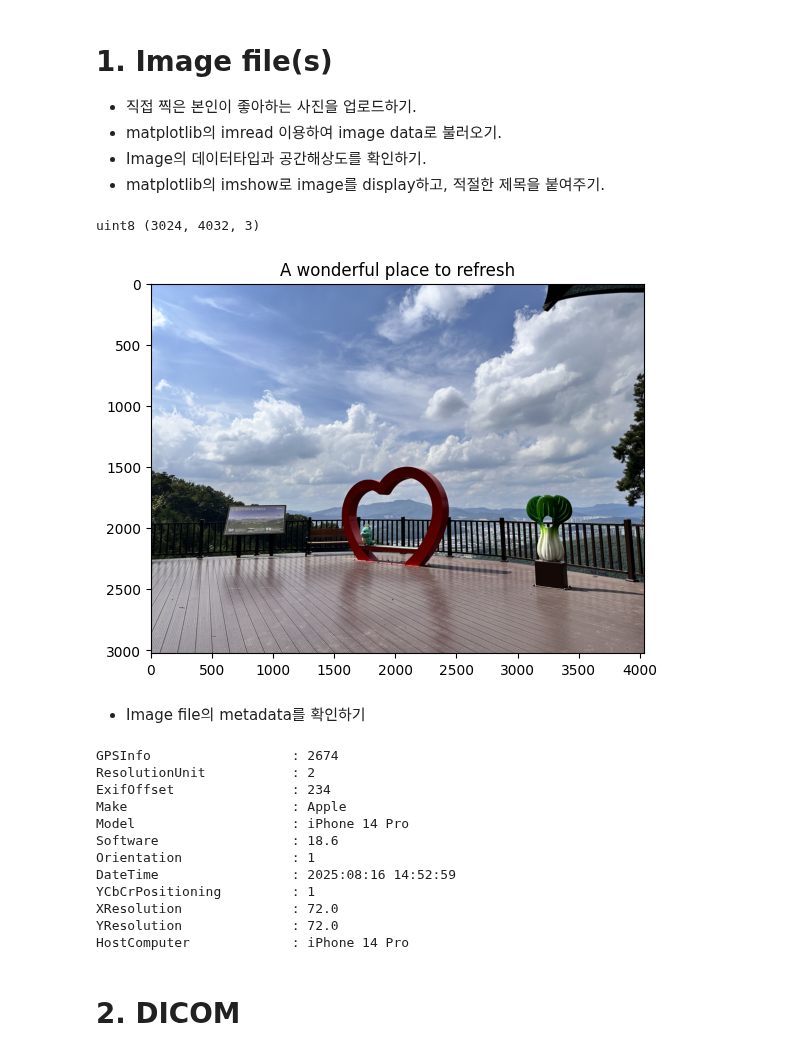
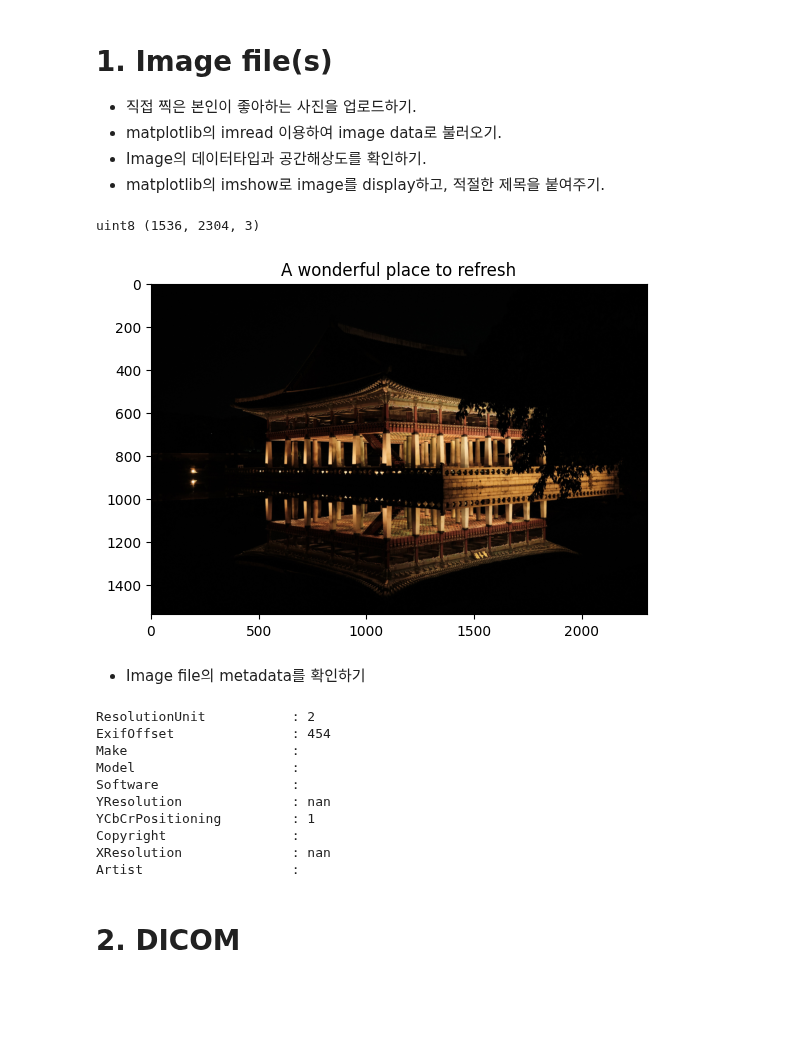
Before and after one commit to 26-2-DIP-YeoYeonWoo/26-2-DIP-YeoYeonwoo, a Jupyter notebook: notebook_2026/Lab00_ImageLoad.ipynb, the cells around one changed output. Cells and saved outputs as stored; diff of their text form; code cells hidden in the pictures; blank space fills up the shorter version.

```diff
--- a/notebook_2026/Lab00_ImageLoad.ipynb
+++ b/notebook_2026/Lab00_ImageLoad.ipynb
@@ -10,39 +10,37 @@ import matplotlib.pyplot as plt
 - Image의 데이터타입과 공간해상도를 확인하기.
 - matplotlib의 imshow로 image를 display하고, 적절한 제목을 붙여주기.
 # %%
-I = plt.imread('')
+I = plt.imread('/content/KakaoTalk_20260917_103632770.jpg')
 print(I.dtype, I.shape)
 plt.imshow(I)
 plt.title('A wonderful place to refresh')
 plt.show()
 # %% [output]
-uint8 (3024, 4032, 3)
+uint8 (1536, 2304, 3)
-[figure, old version]
+[figure, new version]
 # %% [markdown]
 - Image file의 metadata를 확인하기
 # %%
 from PIL import Image
 from PIL.ExifTags import TAGS
 # %%
-I = Image.open('IMG_6562.jpeg')
+I = Image.open('/content/KakaoTalk_20260917_103632770.jpg')
 exifdata = I.getexif()
 for tag_id in exifdata:
     tag = TAGS.get(tag_id, tag_id)
     data = exifdata.get(tag_id)
     print(f"{tag:25}: {data}")
 # %% [output]
-GPSInfo                  : 2674
 ResolutionUnit           : 2
-ExifOffset               : 234
-Make                     : Apple
-Model                    : iPhone 14 Pro
-Software                 : 18.6
-Orientation              : 1
-DateTime                 : 2025:08:16 14:52:59
+ExifOffset               : 454
+Make                     :
+Model                    :
+Software                 :
+YResolution              : nan
 YCbCrPositioning         : 1
-XResolution              : 72.0
-YResolution              : 72.0
-HostComputer             : iPhone 14 Pro
+Copyright                :
+XResolution              : nan
+Artist                   :
 # %% [markdown]
 # 2. DICOM
 # %%
```
